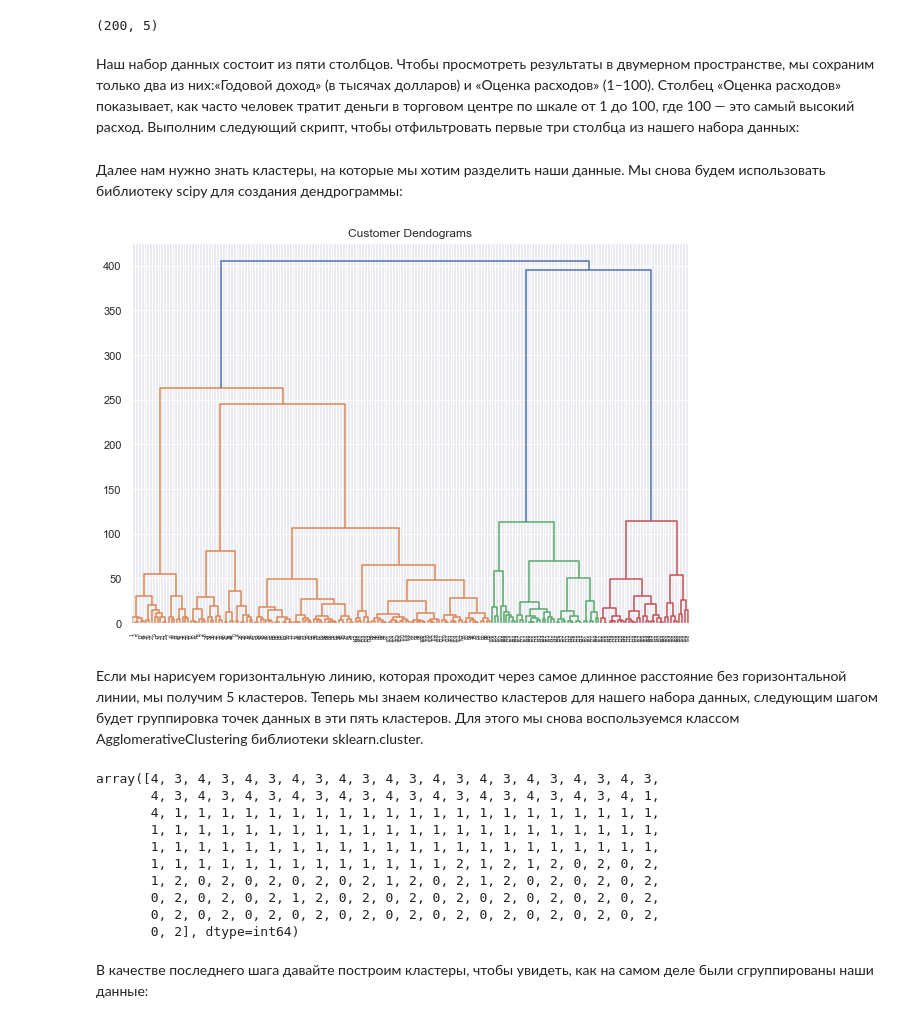
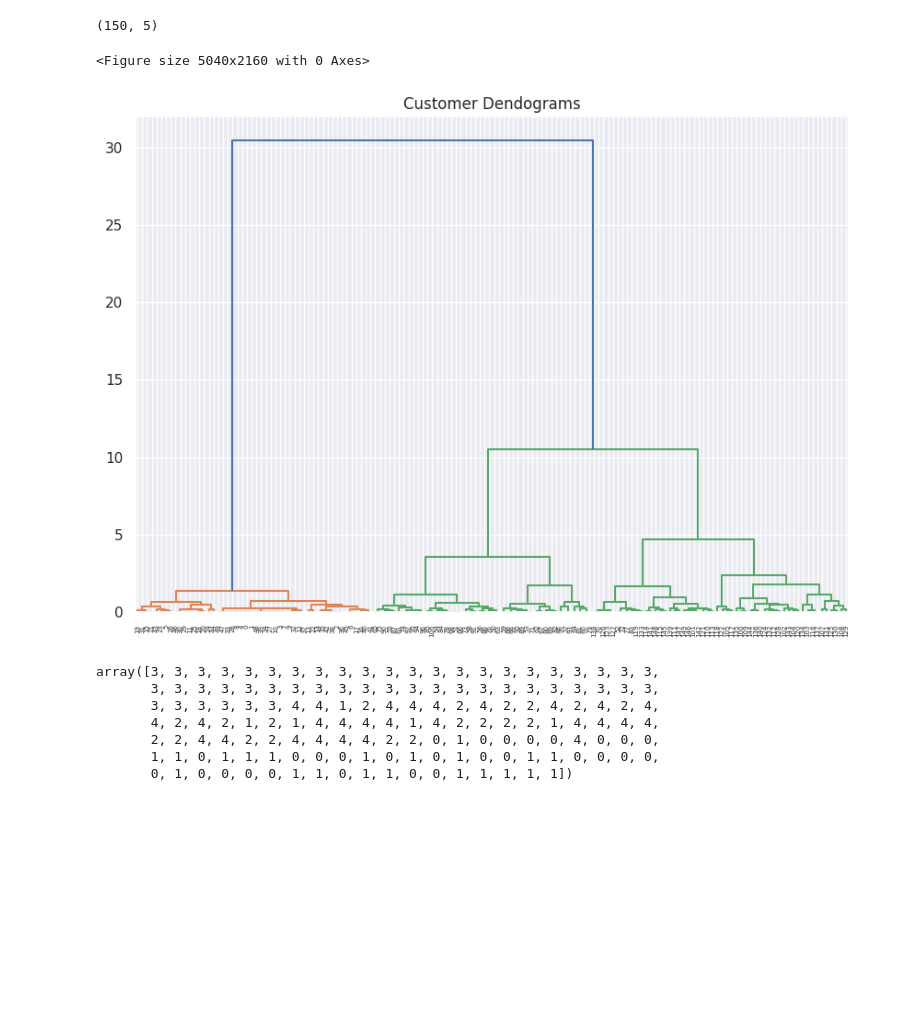
Before and after one commit to paveldm/AI-repos, a Jupyter notebook: Workbook8.ipynb, the cells around one changed output. Drawn from its saved outputs; the diff is of its cells as text; code cells hidden in the pictures; blank space fills up the shorter version.

```diff
--- a/Workbook8.ipynb
+++ b/Workbook8.ipynb
@@ -142,12 +0,0 @@ for axi, center in zip(ax.flat, centers):
-# %%
-import numpy as np
-from sklearn.cluster import KMeans
-from sklearn.datasets import load_iris
-from pandas import DataFrame
-import matplotlib.pyplot as plt
-import pandas as pd
-import seaborn as sns
-from sklearn.cluster import AgglomerativeClustering
-from scipy.cluster.hierarchy import dendrogram, linkage
-import scipy.cluster.hierarchy as shc
-sns.set(rc={'figure.figsize':(15,9)})
@@ -282,0 +70,9 @@ customer_data.head()
+# %%
+import matplotlib.pyplot as plt
+import pandas as pd
+import numpy as np
+
+# загрузим набор данных
+url = "https://gist.githubusercontent.com/netj/8836201/raw/6f9306ad21398ea43cba4f7d537619d0e07d5ae3/iris.csv"
+customer_data = pd.read_csv(url)
+customer_data.head()
@@ -283,54 +86,30 @@ customer_data.head()
 # %%
 customer_data.shape
 # %% [output]
-(200, 5)
+(150, 5)
-# %% [markdown]
-Наш набор данных состоит из пяти столбцов. Чтобы просмотреть результаты
-в двумерном пространстве, мы сохраним только два из них:«Годовой доход»
-(в тысячах долларов) и «Оценка расходов» (1–100). Столбец «Оценка
-расходов» показывает, как часто человек тратит деньги в торговом центре
-по шкале от 1 до 100, где 100 — это самый высокий расход. Выполним
-следующий скрипт, чтобы отфильтровать первые три столбца из нашего
-набора данных:
 # %%
-data = customer_data.iloc[:, 3:5].values
+data = customer_data.iloc[:,2:4].values
-# %% [markdown]
-Далее нам нужно знать кластеры, на которые мы хотим разделить наши
-данные. Мы снова будем использовать библиотеку scipy для создания
-дендрограммы:
 # %%
 import scipy.cluster.hierarchy as shc
-#figure(figsize=(28, 12), dpi=180)
-plt.figure(figsize=(10, 7))
+plt.figure(figsize=(28, 12), dpi=180)
+plt.figure(figsize=(10,7))
 plt.title("Customer Dendograms")
 dent = shc.dendrogram(shc.linkage(data, method='ward'))
 # %% [output]
+<Figure size 5040x2160 with 0 Axes>
-[figure, old version]
+[figure, new version]
-# %% [markdown]
-Если мы нарисуем горизонтальную линию, которая проходит через самое
-длинное расстояние без горизонтальной линии, мы получим 5 кластеров.
-Теперь мы знаем количество кластеров для нашего набора данных,
-следующим шагом будет группировка точек данных в эти пять кластеров.
-Для этого мы снова воспользуемся классом AgglomerativeClustering
-библиотеки sklearn.cluster.
 # %%
 from sklearn.cluster import AgglomerativeClustering
 
 cluster = AgglomerativeClustering(n_clusters=5, affinity='euclidean', linkage='ward')
 cluster.fit_predict(data)
 # %% [output]
-array([4, 3, 4, 3, 4, 3, 4, 3, 4, 3, 4, 3, 4, 3, 4, 3, 4, 3, 4, 3, 4, 3,
-       4, 3, 4, 3, 4, 3, 4, 3, 4, 3, 4, 3, 4, 3, 4, 3, 4, 3, 4, 3, 4, 1,
-       4, 1, 1, 1, 1, 1, 1, 1, 1, 1, 1, 1, 1, 1, 1, 1, 1, 1, 1, 1, 1, 1,
-       1, 1, 1, 1, 1, 1, 1, 1, 1, 1, 1, 1, 1, 1, 1, 1, 1, 1, 1, 1, 1, 1,
-       1, 1, 1, 1, 1, 1, 1, 1, 1, 1, 1, 1, 1, 1, 1, 1, 1, 1, 1, 1, 1, 1,
-       1, 1, 1, 1, 1, 1, 1, 1, 1, 1, 1, 1, 1, 2, 1, 2, 1, 2, 0, 2, 0, 2,
-       1, 2, 0, 2, 0, 2, 0, 2, 0, 2, 1, 2, 0, 2, 1, 2, 0, 2, 0, 2, 0, 2,
-       0, 2, 0, 2, 0, 2, 1, 2, 0, 2, 0, 2, 0, 2, 0, 2, 0, 2, 0, 2, 0, 2,
-       0, 2, 0, 2, 0, 2, 0, 2, 0, 2, 0, 2, 0, 2, 0, 2, 0, 2, 0, 2, 0, 2,
-       0, 2], dtype=int64)
+array([3, 3, 3, 3, 3, 3, 3, 3, 3, 3, 3, 3, 3, 3, 3, 3, 3, 3, 3, 3, 3, 3,
+       3, 3, 3, 3, 3, 3, 3, 3, 3, 3, 3, 3, 3, 3, 3, 3, 3, 3, 3, 3, 3, 3,
+       3, 3, 3, 3, 3, 3, 4, 4, 1, 2, 4, 4, 4, 2, 4, 2, 2, 4, 2, 4, 2, 4,
+       4, 2, 4, 2, 1, 2, 1, 4, 4, 4, 4, 1, 4, 2, 2, 2, 2, 1, 4, 4, 4, 4,
+       2, 2, 4, 4, 2, 2, 4, 4, 4, 4, 2, 2, 0, 1, 0, 0, 0, 0, 4, 0, 0, 0,
+       1, 1, 0, 1, 1, 1, 0, 0, 0, 1, 0, 1, 0, 1, 0, 0, 1, 1, 0, 0, 0, 0,
+       0, 1, 0, 0, 0, 0, 1, 1, 0, 1, 1, 0, 0, 1, 1, 1, 1, 1])
-# %% [markdown]
-В качестве последнего шага давайте построим кластеры, чтобы увидеть, как
-на самом деле были сгруппированы наши данные:
 # %%
 plt.figure(figsize=(10, 7))
```
Also changed, not shown: parts of 50 cells of this notebook.
